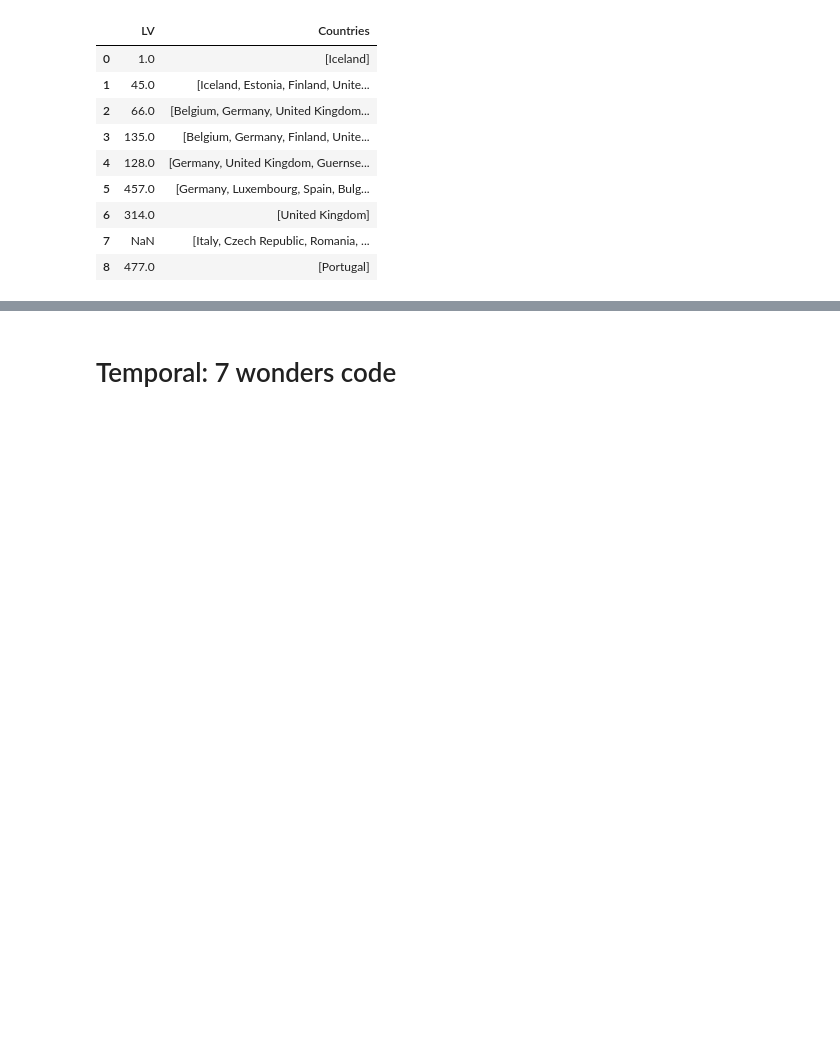
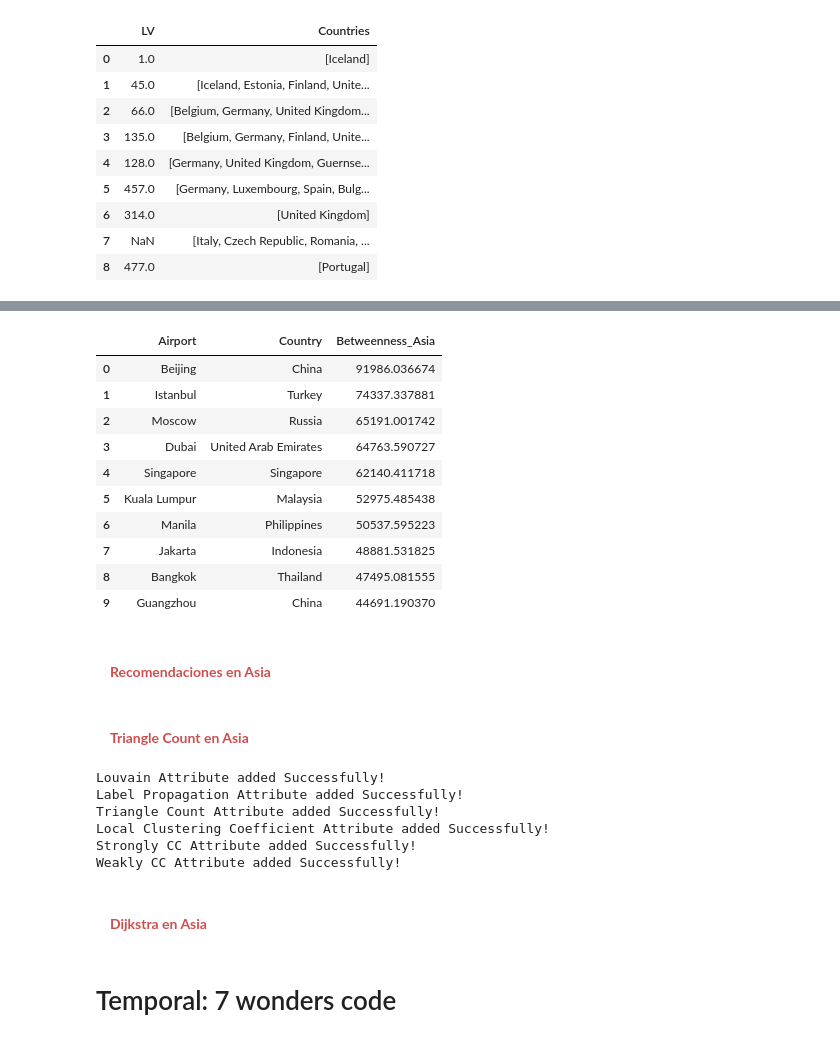
Before and after one commit to ch0fas/MG_Proyecto2, a Jupyter notebook: Python_Proyecto2.ipynb, the cells around one changed output, grey strips where cells are left out. Drawn from its saved outputs; the diff is of its cells as text; code cells hidden in the pictures; blank space fills up the shorter version.

```diff
--- a/Python_Proyecto2.ipynb
+++ b/Python_Proyecto2.ipynb
@@ -455,3 +527,37 @@ db.custom_query(f"""
+# %%
+query3 = """MATCH (a:Asia)
+RETURN a.Label AS Airport, a.country AS Country, a.Betweenness_Asia AS Betweenness_Asia
+ORDER BY Betweenness_Asia DESC
+LIMIT 10
+"""
+db.custom_query(query3)
+# %% [output]
+|  | Airport | Country | Betweenness_Asia |
+| 0 | Beijing | China | 91986.036674 |
+| 1 | Istanbul | Turkey | 74337.337881 |
+| 2 | Moscow | Russia | 65191.001742 |
+| 3 | Dubai | United Arab Emirates | 64763.590727 |
+| 4 | Singapore | Singapore | 62140.411718 |
+| 5 | Kuala Lumpur | Malaysia | 52975.485438 |
+| 6 | Manila | Philippines | 50537.595223 |
+| 7 | Jakarta | Indonesia | 48881.531825 |
+| 8 | Bangkok | Thailand | 47495.081555 |
+| 9 | Guangzhou | China | 44691.190370 |
+# %% [markdown]
+#### <font color= #d04e4e> &nbsp; &nbsp; **Recomendaciones en Asia** </font>
+# %% [markdown]
+#### <font color= #d04e4e> &nbsp; &nbsp; **Triangle Count en Asia** </font>
+# %%
+db.community_algorithms('Asia')
+# %% [output]
+Louvain Attribute added Successfully!
+Label Propagation Attribute added Successfully!
+Triangle Count Attribute added Successfully!
+Local Clustering Coefficient Attribute added Successfully!
+Strongly CC Attribute added Successfully!
+Weakly CC Attribute added Successfully!
+# %% [markdown]
+#### <font color= #d04e4e> &nbsp; &nbsp; **Dijkstra en Asia** </font>
 # %% [markdown]
 # Temporal: 7 wonders code
 # %%
```
Also changed, not shown: parts of 12 cells of this notebook, 1 other file.
